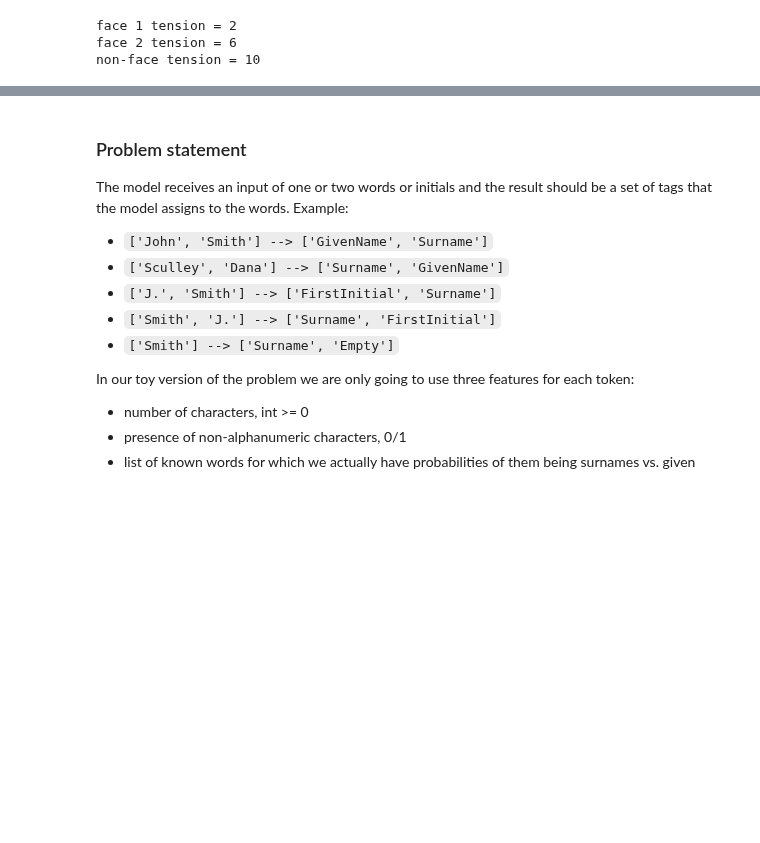
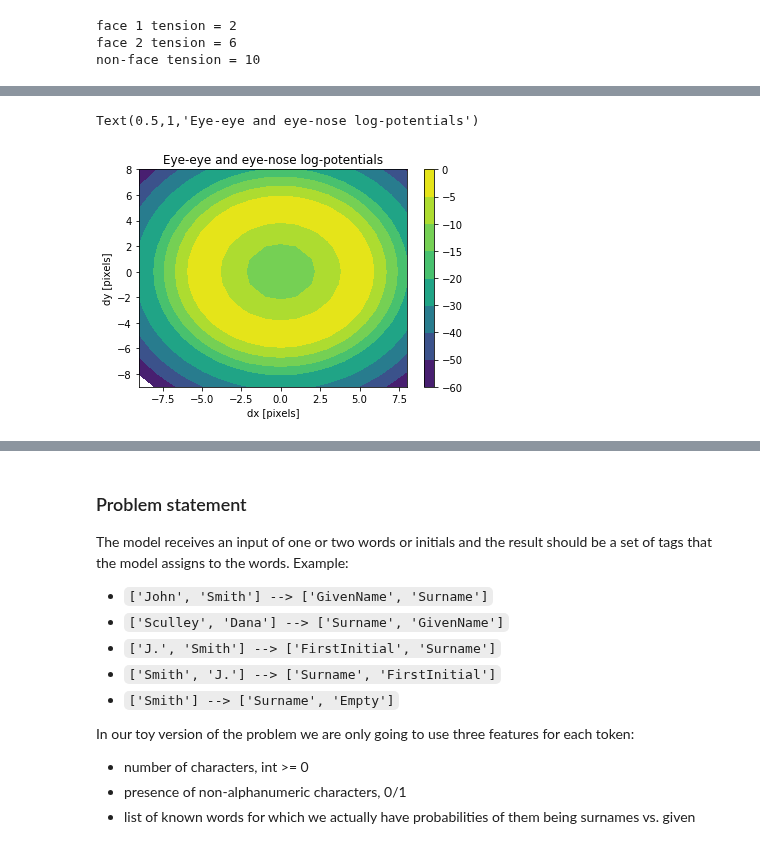
Before and after one commit to fonnesbeck/PyMC3_DataScienceLA, a Jupyter notebook: notebooks/2a. Model Building with PyMC3.ipynb, the cells around one changed output, grey strips where cells are left out. Saved outputs shown, nothing was run; the diff lists cells and outputs as text; code cells hidden in the pictures; blank space fills up the shorter version.

Commit message:
commited face model diagrams for notebook 2a

```diff
--- a/notebooks/2a. Model Building with PyMC3.ipynb
+++ b/notebooks/2a. Model Building with PyMC3.ipynb
@@ -468,0 +482,15 @@ non-face tension = 10
+# %%
+import matplotlib.pyplot as plt
+%matplotlib inline
+
+dx, dy = np.meshgrid(np.arange(-9, 9), np.arange(-9, 9))
+dp = -0.5 * np.abs(dx**2 + dy**2 - 25)
+
+cs = plt.contourf(dx,dy, dp, levels = [-60, -50, -40, -30, -20, -15, -10, -5, 0])
+plt.colorbar()
+plt.xlabel('dx [pixels]')
+_ = plt.ylabel('dy [pixels]')
+plt.title('Eye-eye and eye-nose log-potentials')
+# %% [output]
+Text(0.5,1,'Eye-eye and eye-nose log-potentials')
+[figure, added]
```
Also changed, not shown: parts of 13 cells of this notebook, 5 other files.
